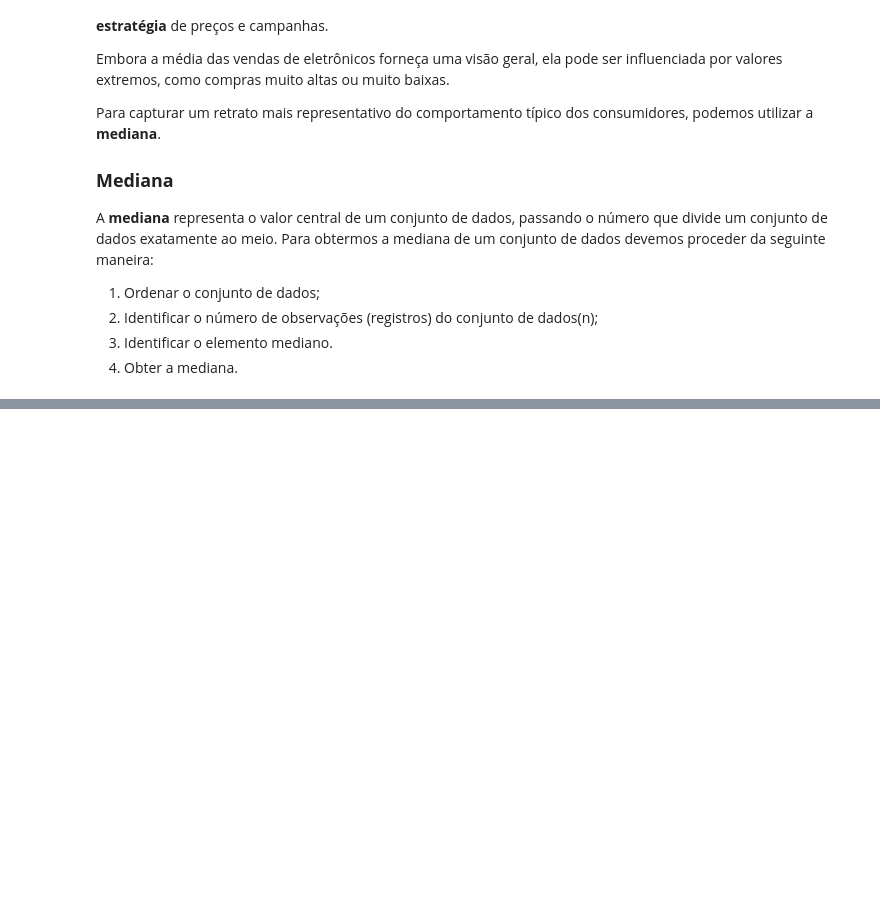
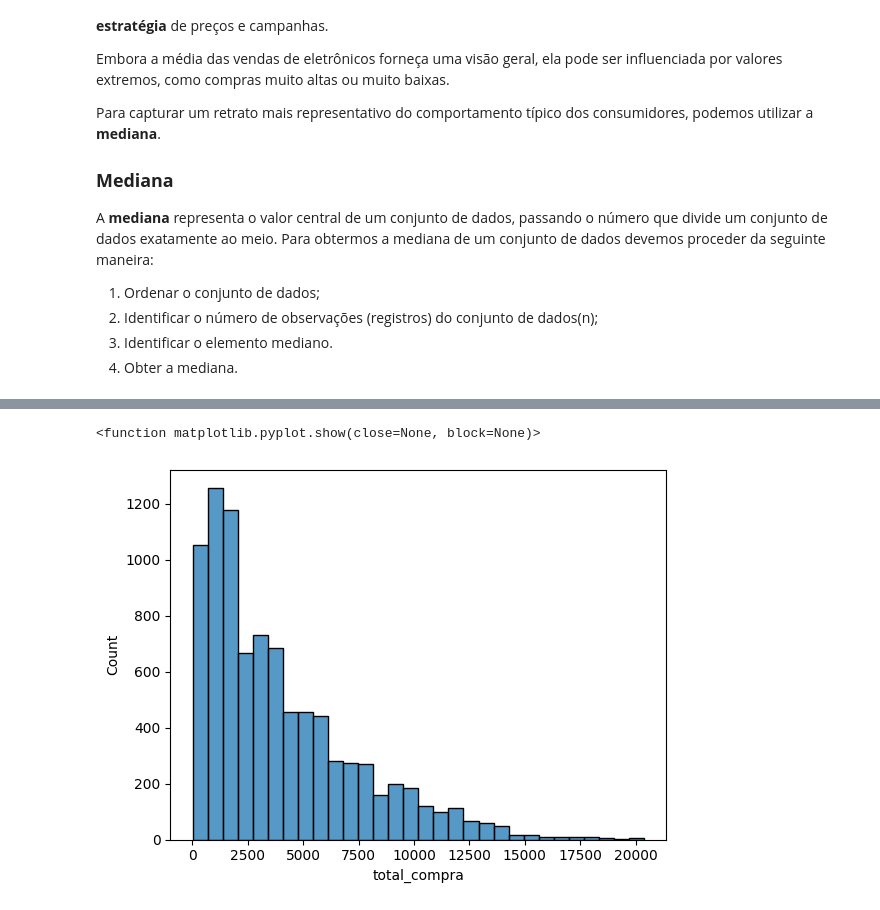
Before and after one commit to biellrodri/data-science-alura, a Jupyter notebook: formacao-estatistica-ML/projeto_consultoria.ipynb, the cells around one changed output, grey strips where cells are left out. Cells and saved outputs as stored; diff of their text form; code cells hidden in the pictures; blank space fills up the shorter version.

Commit message:
Entrega da demanda 5: Vendas de eletrônicos na região nordeste

```diff
--- a/formacao-estatistica-ML/projeto_consultoria.ipynb
+++ b/formacao-estatistica-ML/projeto_consultoria.ipynb
@@ -588,0 +592,5 @@ Para obtermos a mediana de um conjunto de dados devemos proceder da seguinte man
+# %%
+#ordenando o conjunto de dados
+dados_nordeste = df[(df['regiao_cliente'] == 'Nordeste') & (df['categoria_produto'] == 'Eletrônicos')]
+dados_nordeste = dados_nordeste.sort_values('total_compra')
+dados_nordeste
@@ -588,0 +651,7 @@ Para obtermos a mediana de um conjunto de dados devemos proceder da seguinte man
+# %%
+#plotando o gráfico
+sns.histplot(dados_nordeste.total_compra, bins=30)
+plt.show
+# %% [output]
+<function matplotlib.pyplot.show(close=None, block=None)>
+[figure, added]
```
Also changed, not shown: parts of 11 cells of this notebook.
